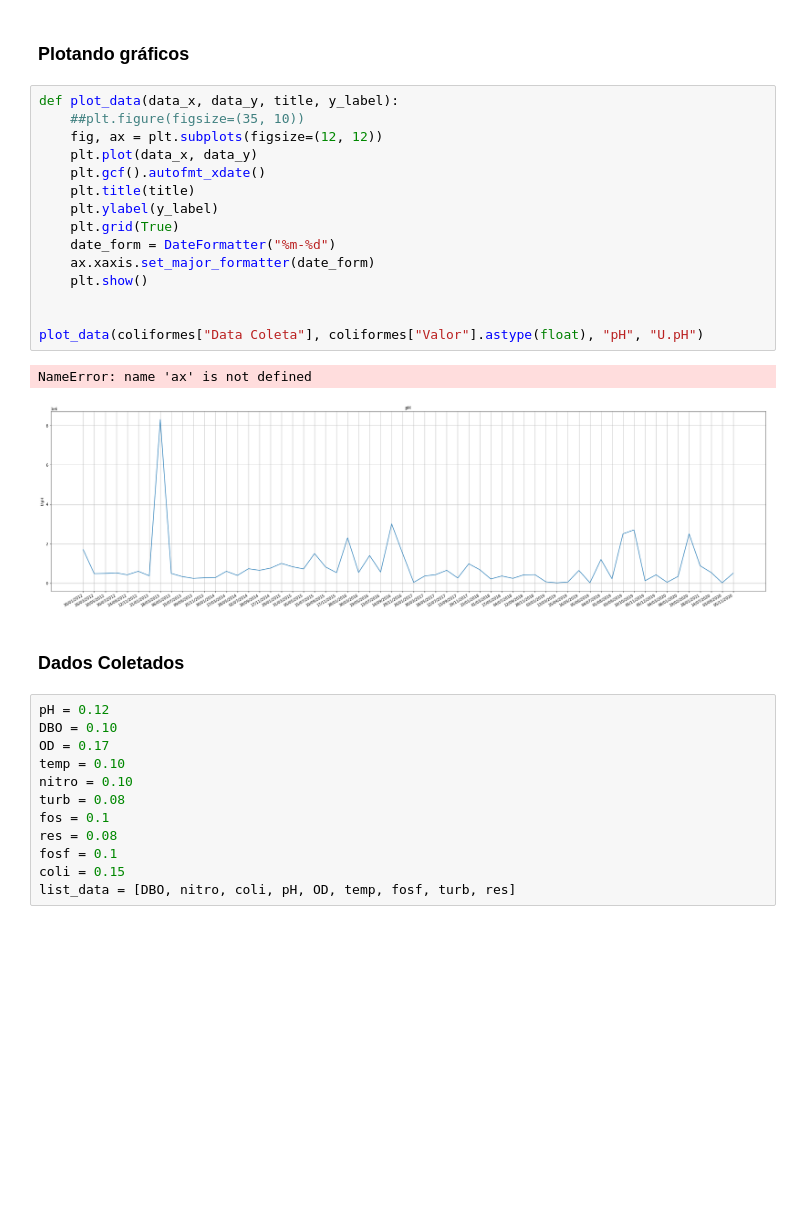
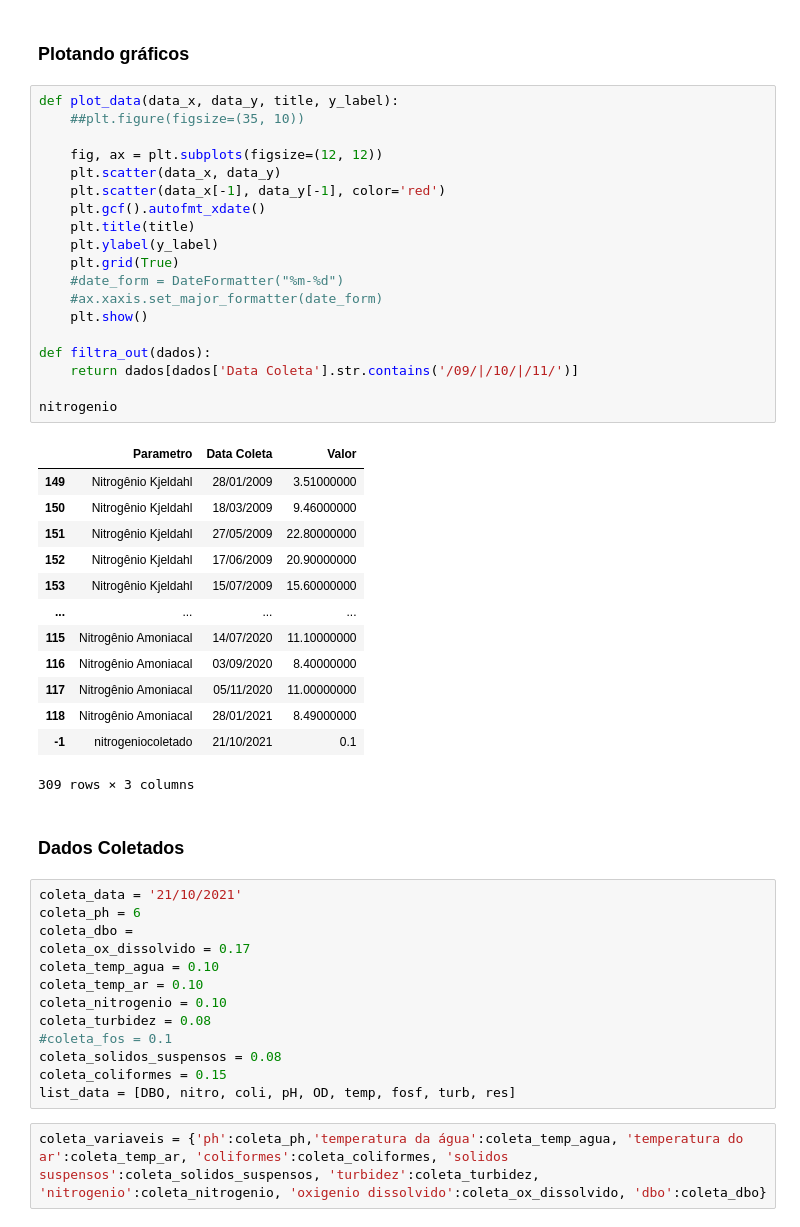
Before and after one commit to leonardodma/p3-qta, a Jupyter notebook: graficos.ipynb, the cells around one changed output. Drawn from its saved outputs; the diff is of its cells as text; blank space fills up the shorter version.

Commit message:
plot graficos

```diff
--- a/graficos.ipynb
+++ b/graficos.ipynb
@@ -39,32 +41,50 @@ dbo = get_data_from_parameter("DBO (5, 20)")
 # %%
 def plot_data(data_x, data_y, title, y_label):
     ##plt.figure(figsize=(35, 10))
+
     fig, ax = plt.subplots(figsize=(12, 12))
-    plt.plot(data_x, data_y)
+    plt.scatter(data_x, data_y)
+    plt.scatter(data_x[-1], data_y[-1], color='red')
     plt.gcf().autofmt_xdate()
     plt.title(title)
     plt.ylabel(y_label)
     plt.grid(True)
-    date_form = DateFormatter("%m-%d")
-    ax.xaxis.set_major_formatter(date_form)
+    #date_form = DateFormatter("%m-%d")
+    #ax.xaxis.set_major_formatter(date_form)
     plt.show()
 
+def filtra_out(dados):
+    return dados[dados['Data Coleta'].str.contains('/09/|/10/|/11/')]
 
-plot_data(coliformes["Data Coleta"], coliformes["Valor"].astype(float), "pH", "U.pH")
+nitrogenio
 # %% [output]
+|  | Parametro | Data Coleta | Valor |
+| 149 | Nitrogênio Kjeldahl | 28/01/2009 | 3.51000000 |
+| 150 | Nitrogênio Kjeldahl | 18/03/2009 | 9.46000000 |
+| 151 | Nitrogênio Kjeldahl | 27/05/2009 | 22.80000000 |
+| 152 | Nitrogênio Kjeldahl | 17/06/2009 | 20.90000000 |
+| 153 | Nitrogênio Kjeldahl | 15/07/2009 | 15.60000000 |
+| ... | ... | ... | ... |
+| 115 | Nitrogênio Amoniacal | 14/07/2020 | 11.10000000 |
+| 116 | Nitrogênio Amoniacal | 03/09/2020 | 8.40000000 |
+| 117 | Nitrogênio Amoniacal | 05/11/2020 | 11.00000000 |
+| 118 | Nitrogênio Amoniacal | 28/01/2021 | 8.49000000 |
+| -1 | nitrogeniocoletado | 21/10/2021 | 0.1 |
-NameError: name 'ax' is not defined
+309 rows × 3 columns
-[figure, removed]
 # %% [markdown]
 ### Dados Coletados
 # %%
-pH = 0.12
-DBO = 0.10
-OD = 0.17
-temp = 0.10
-nitro = 0.10
-turb = 0.08
-fos = 0.1
-res = 0.08
-fosf = 0.1
-coli = 0.15
+coleta_data = '21/10/2021'
+coleta_ph = 6
+coleta_dbo =
+coleta_ox_dissolvido = 0.17
+coleta_temp_agua = 0.10
+coleta_temp_ar = 0.10
+coleta_nitrogenio = 0.10
+coleta_turbidez = 0.08
+#coleta_fos = 0.1
+coleta_solidos_suspensos = 0.08
+coleta_coliformes = 0.15
 list_data = [DBO, nitro, coli, pH, OD, temp, fosf, turb, res]
+# %%
+coleta_variaveis = {'ph':coleta_ph,'temperatura da água':coleta_temp_agua, 'temperatura do ar':coleta_temp_ar, 'coliformes':coleta_coliformes, 'solidos suspensos':coleta_solidos_suspensos, 'turbidez':coleta_turbidez, 'nitrogenio':coleta_nitrogenio, 'oxigenio dissolvido':coleta_ox_dissolvido, 'dbo':coleta_dbo}
```
Also changed, not shown: parts of 3 cells of this notebook.
